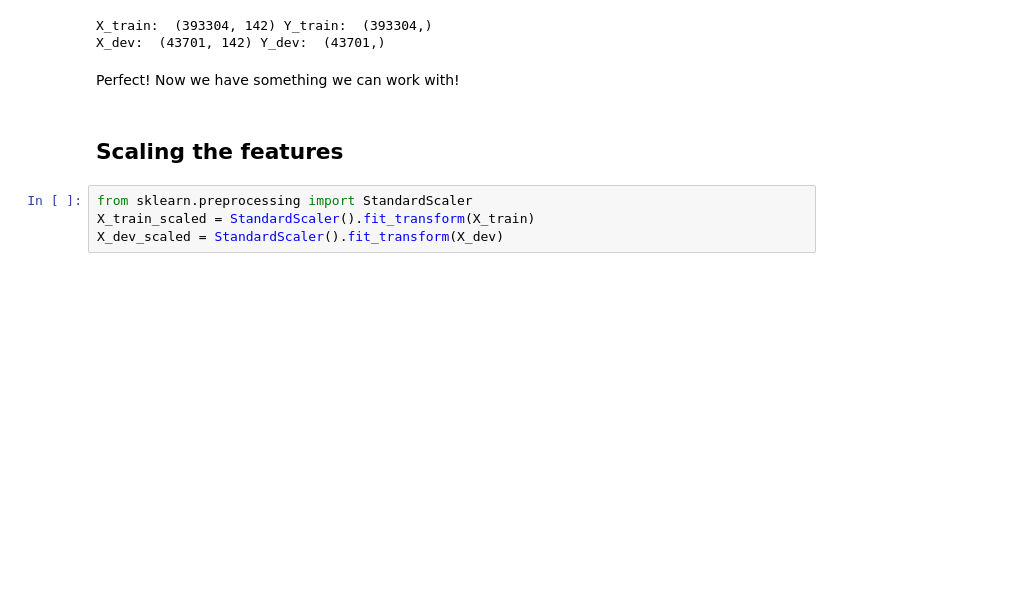
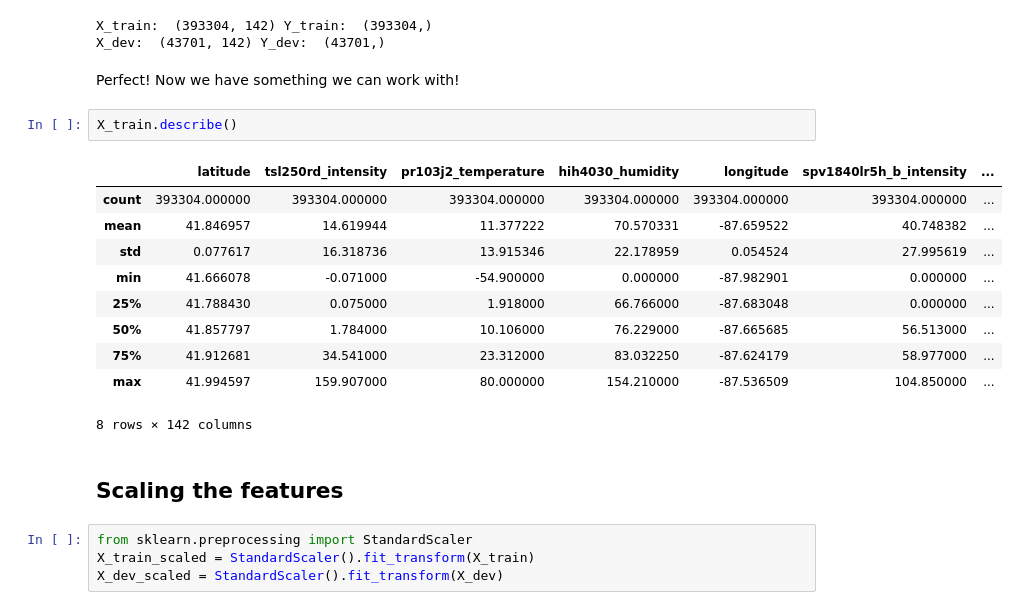
Before and after one commit to Jyckle/chi_crime, a Jupyter notebook: MainFile.ipynb, the cells around one changed output. Drawn from its saved outputs; the diff is of its cells as text; blank space fills up the shorter version.

```diff
--- a/MainFile.ipynb
+++ b/MainFile.ipynb
@@ -225,6 +228,19 @@ X_train:  (393304, 142) Y_train:  (393304,)
 X_dev:  (43701, 142) Y_dev:  (43701,)
 # %% [markdown]
 Perfect! Now we have something we can work with!
+# %%
+X_train.describe()
+# %% [output]
+|  | latitude | tsl250rd_intensity | pr103j2_temperature | hih4030_humidity | longitude | spv1840lr5h_b_intensity | ... |
+| count | 393304.000000 | 393304.000000 | 393304.000000 | 393304.000000 | 393304.000000 | 393304.000000 | ... |
+| mean | 41.846957 | 14.619944 | 11.377222 | 70.570331 | -87.659522 | 40.748382 | ... |
+| std | 0.077617 | 16.318736 | 13.915346 | 22.178959 | 0.054524 | 27.995619 | ... |
+| min | 41.666078 | -0.071000 | -54.900000 | 0.000000 | -87.982901 | 0.000000 | ... |
+| 25% | 41.788430 | 0.075000 | 1.918000 | 66.766000 | -87.683048 | 0.000000 | ... |
+| 50% | 41.857797 | 1.784000 | 10.106000 | 76.229000 | -87.665685 | 56.513000 | ... |
+| 75% | 41.912681 | 34.541000 | 23.312000 | 83.032250 | -87.624179 | 58.977000 | ... |
+| max | 41.994597 | 159.907000 | 80.000000 | 154.210000 | -87.536509 | 104.850000 | ... |
+8 rows × 142 columns
 # %% [markdown]
 ## Scaling the features
 # %%
```
Also changed, not shown: parts of 51 cells of this notebook.
